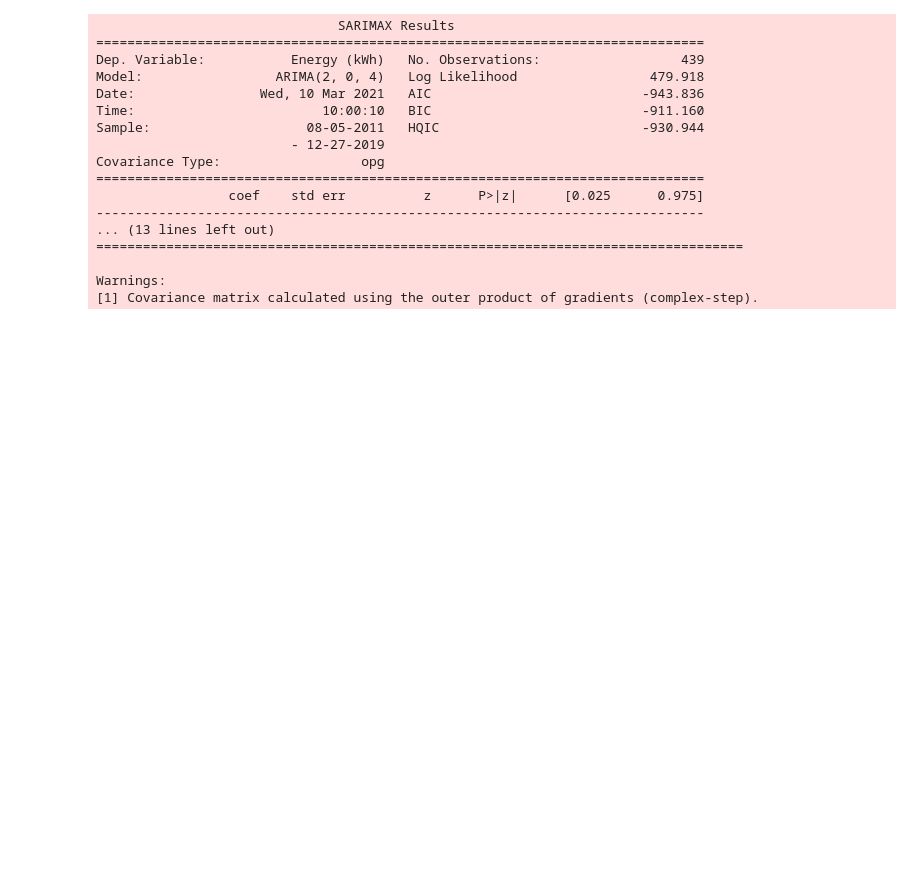
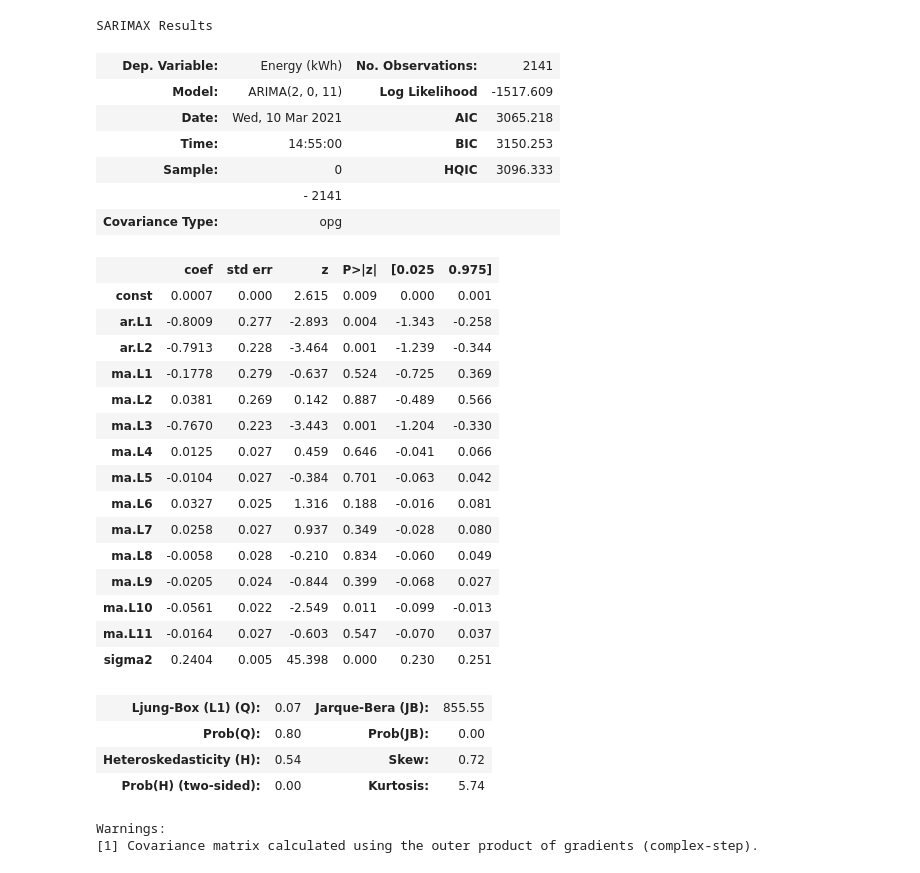
Before and after one commit to Jungar111/Bachelor2021, a Jupyter notebook: Modelling/Arima.ipynb, the cells around one changed output. Cells and saved outputs as stored; diff of their text form; code cells hidden in the pictures; blank space fills up the shorter version.

```diff
--- a/Modelling/Arima.ipynb
+++ b/Modelling/Arima.ipynb
@@ -92,25 +77,38 @@ p-value: 0.915052
 # %%
-model = ARIMA(y_diff.dropna(), order=(2,0,4))
+model = ARIMA(y_train_diff.dropna(), order=(2,0,11))
 model_fit = model.fit()
-print(model_fit.summary())
+model_fit.summary()
 # %% [output]
-                               SARIMAX Results
-==============================================================================
-Dep. Variable:           Energy (kWh)   No. Observations:                  439
-Model:                 ARIMA(2, 0, 4)   Log Likelihood                 479.918
-Date:                Wed, 10 Mar 2021   AIC                           -943.836
-Time:                        10:00:10   BIC                           -911.160
-Sample:                    08-05-2011   HQIC                          -930.944
-                         - 12-27-2019
-Covariance Type:                  opg
-==============================================================================
-                 coef    std err          z      P>|z|      [0.025      0.975]
-------------------------------------------------------------------------------
-... (13 lines left out)
-===================================================================================
-
-Warnings:
-[1] Covariance matrix calculated using the outer product of gradients (complex-step).
+SARIMAX Results
+| Dep. Variable: | Energy (kWh) | No. Observations: | 2141 |
+| Model: | ARIMA(2, 0, 11) | Log Likelihood | -1517.609 |
+| Date: | Wed, 10 Mar 2021 | AIC | 3065.218 |
+| Time: | 14:55:00 | BIC | 3150.253 |
+| Sample: | 0 | HQIC | 3096.333 |
+|  | - 2141 |  |  |
+| Covariance Type: | opg |  |  |
+|  | coef | std err | z | P>|z| | [0.025 | 0.975] |
+| const | 0.0007 | 0.000 | 2.615 | 0.009 | 0.000 | 0.001 |
+| ar.L1 | -0.8009 | 0.277 | -2.893 | 0.004 | -1.343 | -0.258 |
+| ar.L2 | -0.7913 | 0.228 | -3.464 | 0.001 | -1.239 | -0.344 |
+| ma.L1 | -0.1778 | 0.279 | -0.637 | 0.524 | -0.725 | 0.369 |
+| ma.L2 | 0.0381 | 0.269 | 0.142 | 0.887 | -0.489 | 0.566 |
+| ma.L3 | -0.7670 | 0.223 | -3.443 | 0.001 | -1.204 | -0.330 |
+| ma.L4 | 0.0125 | 0.027 | 0.459 | 0.646 | -0.041 | 0.066 |
+| ma.L5 | -0.0104 | 0.027 | -0.384 | 0.701 | -0.063 | 0.042 |
+| ma.L6 | 0.0327 | 0.025 | 1.316 | 0.188 | -0.016 | 0.081 |
+| ma.L7 | 0.0258 | 0.027 | 0.937 | 0.349 | -0.028 | 0.080 |
+| ma.L8 | -0.0058 | 0.028 | -0.210 | 0.834 | -0.060 | 0.049 |
+| ma.L9 | -0.0205 | 0.024 | -0.844 | 0.399 | -0.068 | 0.027 |
+| ma.L10 | -0.0561 | 0.022 | -2.549 | 0.011 | -0.099 | -0.013 |
+| ma.L11 | -0.0164 | 0.027 | -0.603 | 0.547 | -0.070 | 0.037 |
+| sigma2 | 0.2404 | 0.005 | 45.398 | 0.000 | 0.230 | 0.251 |
+| Ljung-Box (L1) (Q): | 0.07 | Jarque-Bera (JB): | 855.55 |
+| Prob(Q): | 0.80 | Prob(JB): | 0.00 |
+| Heteroskedasticity (H): | 0.54 | Skew: | 0.72 |
+| Prob(H) (two-sided): | 0.00 | Kurtosis: | 5.74 |
+Warnings:
+[1] Covariance matrix calculated using the outer product of gradients (complex-step).
 # %%
 model_fit.plot_diagnostics(figsize=(10,10))
 plt.show()
```
Also changed, not shown: parts of 23 cells of this notebook, 5 other files.
